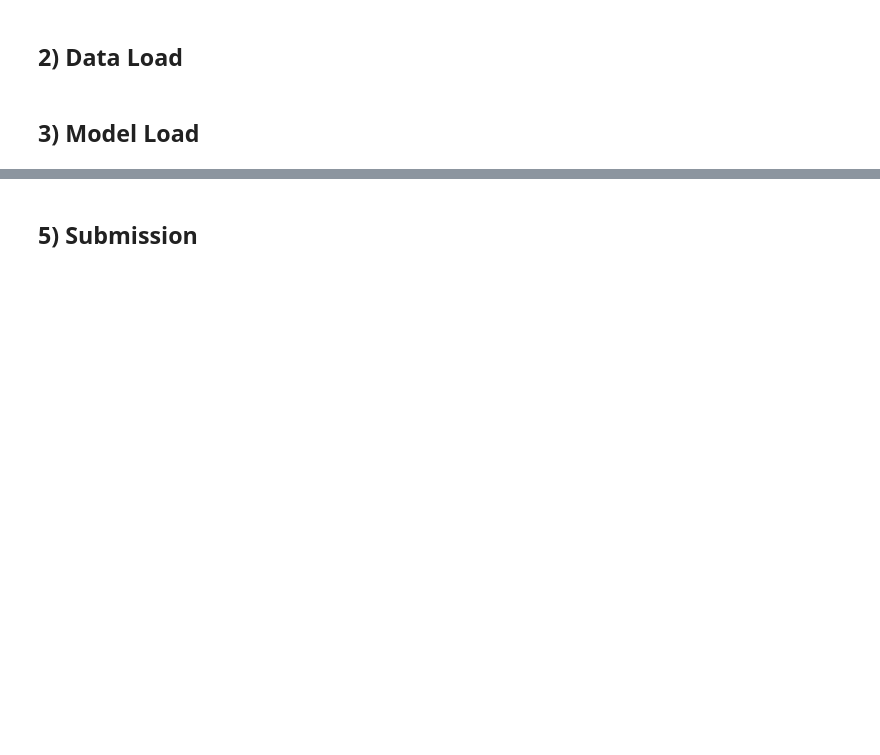
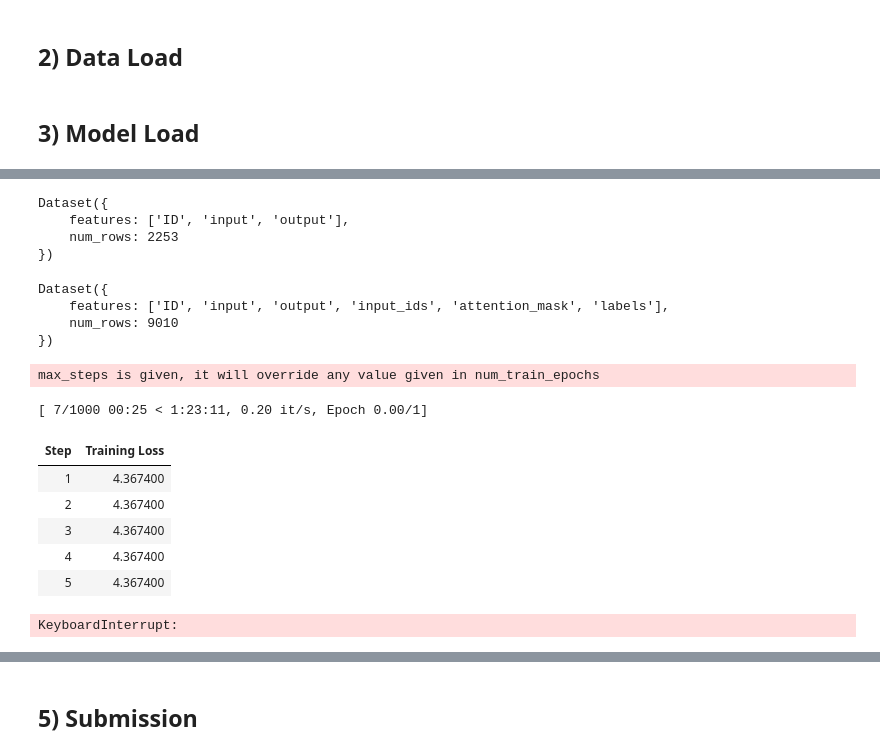
Before and after one commit to sai040318/dacon-nandok-pratice, a Jupyter notebook: baseline.ipynb, the cells around one changed output, grey strips where cells are left out. Cells and saved outputs as stored; diff of their text form; code cells hidden in the pictures; blank space fills up the shorter version.

```diff
--- a/baseline.ipynb
+++ b/baseline.ipynb
@@ -98,0 +232,13 @@ tokenizer.padding_side = 'right'
+# %%
+dataset = load_dataset("csv", data_files=data_path+'train.csv')
+full_dataset = dataset["train"]
+
+split_dataset = full_dataset.train_test_split(test_size=0.2, seed=42)
+
+split_dataset = {
+    "train": split_dataset["train"],
+    "eval": split_dataset["test"]
+}
+
+train_dataset = split_dataset["train"]
+eval_dataset = split_dataset["eval"]
@@ -98,0 +252,17 @@ tokenizer.padding_side = 'right'
+# %%
+print(eval_dataset)
+# %% [output]
+Dataset({
+    features: ['ID', 'input', 'output'],
+    num_rows: 2253
+})
+# %%
+tokenized_train_dataset = train_dataset.map(generate_and_tokenize_prompt)
+tokenized_val_dataset = eval_dataset.map(generate_and_tokenize_prompt)
+# %%
+print(tokenized_train_dataset)
+# %% [output]
+Dataset({
+    features: ['ID', 'input', 'output', 'input_ids', 'attention_mask', 'labels'],
+    num_rows: 9010
+})
@@ -98,0 +274,46 @@ tokenizer.padding_side = 'right'
+# %%
+project = "lora"
+run_name = model_id + "-" + project
+output_dir = "./" + run_name
+
+training_args = TrainingArguments(
+    output_dir="./lora_test",
+    per_device_train_batch_size=2,
+    per_device_eval_batch_size=1,
+    gradient_accumulation_steps=1,
+    #num_train_epochs = 1,
+    max_steps = 1000,
+    learning_rate=2e-5,
+    bf16=True,
+    logging_steps=1,
+    save_strategy="no",
+)
+
+data_collator = DataCollatorForLanguageModeling(tokenizer, mlm=False)
+
+trainer = Trainer(
+    model=model,  # LoRA + 4-bit 적용 모델
+    args=training_args,
+    train_dataset=tokenized_train_dataset,
+    eval_dataset=tokenized_val_dataset,
+    data_collator=data_collator
+)
+
+model.config.use_cache = False
+trainer.train()
+
+print(f"✅ 학습 완료")
+
+lora_output_dir = "./" + run_name + "_lora"
+model.save_pretrained(lora_output_dir)
+print(f"✅ LoRA weights 저장완료 ({lora_output_dir})")
+# %% [output]
+max_steps is given, it will override any value given in num_train_epochs
+[ 7/1000 00:25 < 1:23:11, 0.20 it/s, Epoch 0.00/1]
+| Step | Training Loss |
+| 1 | 4.367400 |
+| 2 | 4.367400 |
+| 3 | 4.367400 |
+| 4 | 4.367400 |
+| 5 | 4.367400 |
+KeyboardInterrupt:
```
Also changed, not shown: parts of 21 cells of this notebook.
